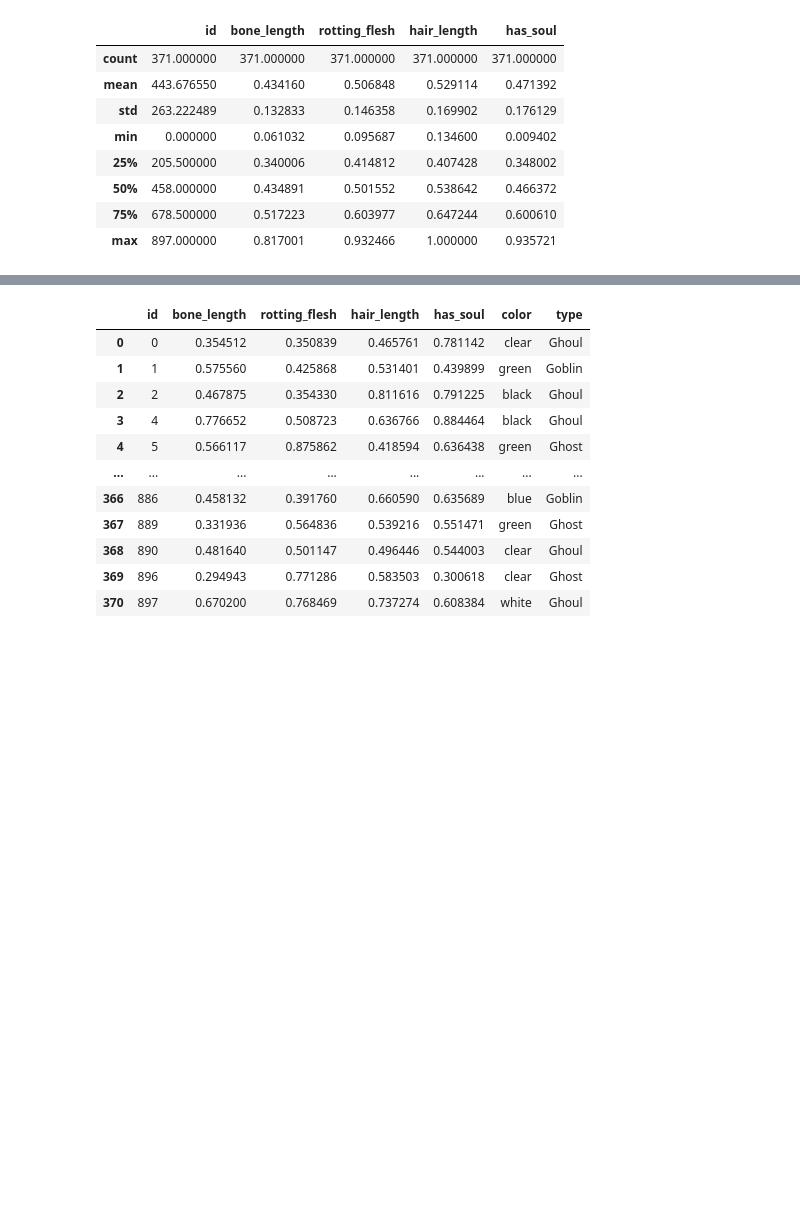
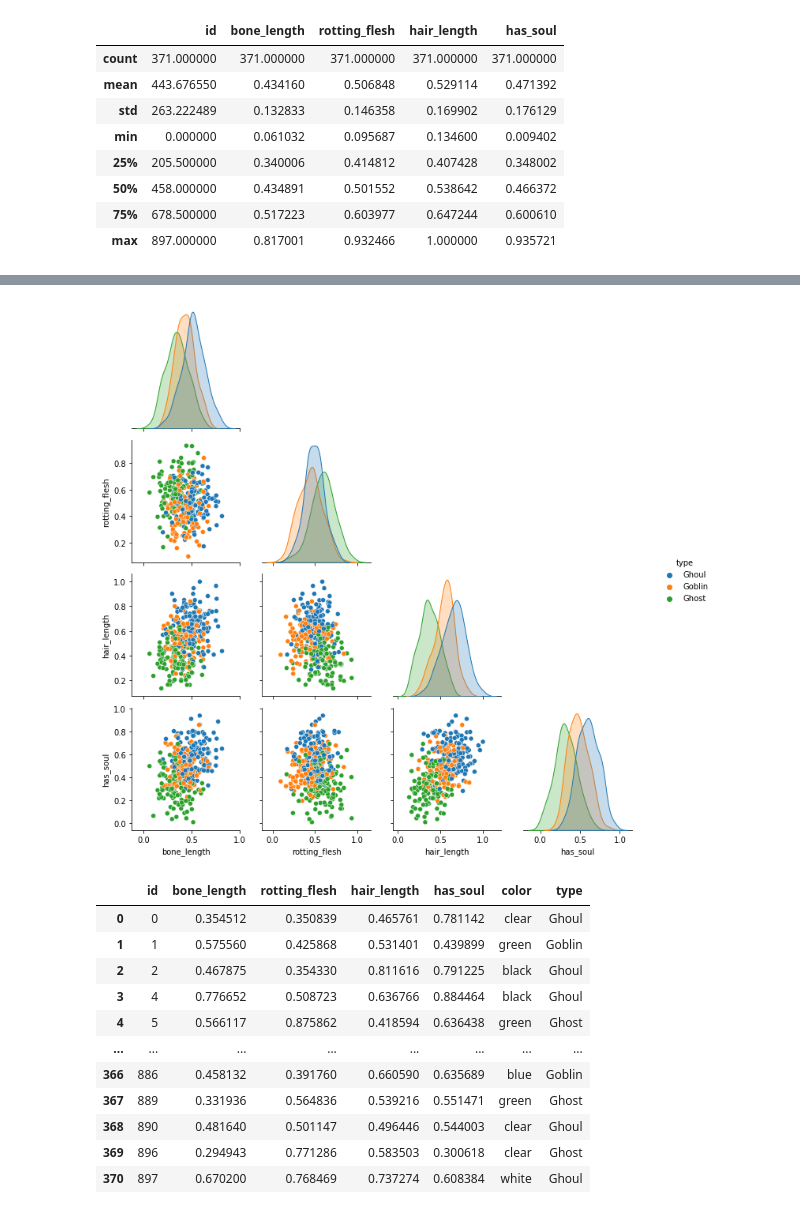
Before and after one commit to Lisstrange/Mini-examples, a Jupyter notebook: ghosts.ipynb, the cells around one changed output, grey strips where cells are left out. Drawn from its saved outputs; the diff is of its cells as text; code cells hidden in the pictures; blank space fills up the shorter version.

```diff
--- a/ghosts.ipynb
+++ b/ghosts.ipynb
@@ -118,3 +118,7 @@ g.map_lower(corrfunc)
+# %%
+g = sns.pairplot(train.iloc[:,1:], hue="type", corner=True)
+# %% [output]
+[figure, added]
 # %%
 train
 # %% [output]
```
Also changed, not shown: parts of 7 cells of this notebook, 1 other file.
